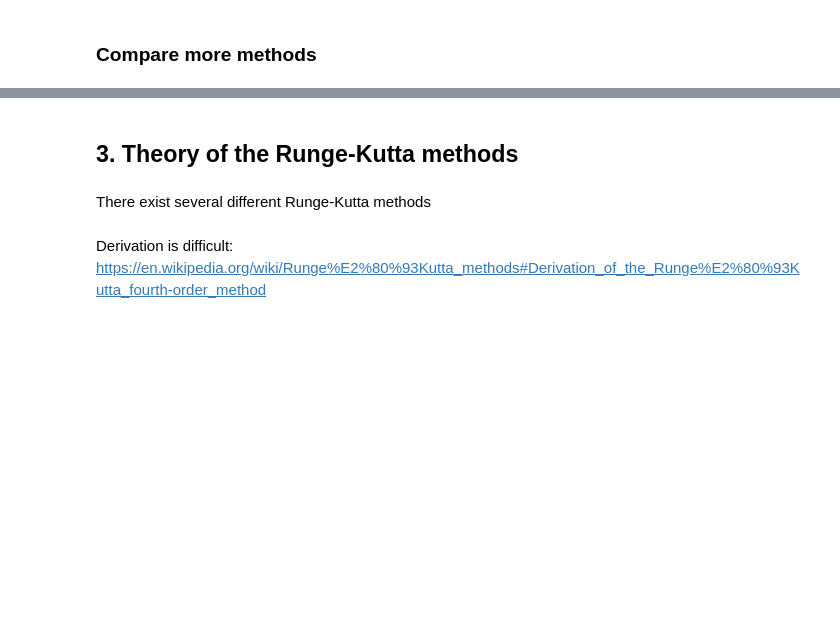
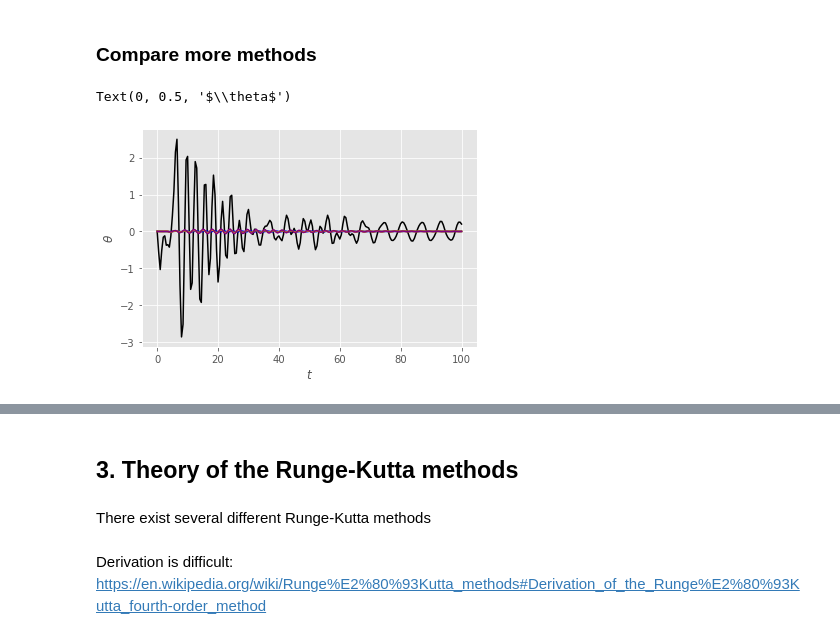
Before and after one commit to sandyherho/physComp, a Jupyter notebook: 05_diffEq/01.ipynb, the cells around one changed output, grey strips where cells are left out. Saved outputs shown, nothing was run; the diff lists cells and outputs as text; code cells hidden in the pictures; blank space fills up the shorter version.

```diff
--- a/05_diffEq/01.ipynb
+++ b/05_diffEq/01.ipynb
@@ -488,3 +544,46 @@ Text(0, 0.5, '$y$')
 # Radau
 # BDF
 # LSODA
+# %%
+solution_RK45 = integrate.solve_ivp(f_ODE, [0,100],
+                                    [theta00, theta10],
+                                    method='RK45',
+                                    t_eval=np.linspace(0,100,201))
+
+solution_RK23 = integrate.solve_ivp(f_ODE, [0,100],
+                                    [theta00, theta10],
+                                    method='RK23',
+                                    t_eval=np.linspace(0,100,201))
+
+solution_DOP853 = integrate.solve_ivp(f_ODE, [0,100],
+                                    [theta00, theta10],
+                                    method='DOP853',
+                                    t_eval=np.linspace(0,100,201))
+
+solution_Radau = integrate.solve_ivp(f_ODE, [0,100],
+                                    [theta00, theta10],
+                                    method='Radau',
+                                    t_eval=np.linspace(0,100,201))
+
+solution_BDF = integrate.solve_ivp(f_ODE, [0,100],
+                                    [theta00, theta10],
+                                    method='BDF',
+                                    t_eval=np.linspace(0,100,201))
+
+solution_LSODA = integrate.solve_ivp(f_ODE, [0,100],
+                                    [theta00, theta10],
+                                    method='LSODA',
+                                    t_eval=np.linspace(0,100,201))
+# %%
+plt.plot(solution_RK45.t,solution_RK45.y[0] - solution[1], 'black')
+plt.plot(solution_RK45.t,solution_RK45.y[0] - solution_RK23.y[0], 'blue')
+plt.plot(solution_RK45.t,solution_RK45.y[0] - solution_DOP853.y[0], 'red')
+plt.plot(solution_RK45.t,solution_RK45.y[0] - solution_Radau.y[0], 'green')
+plt.plot(solution_RK45.t,solution_RK45.y[0] - solution_BDF.y[0], 'orange')
+plt.plot(solution_RK45.t,solution_RK45.y[0] - solution_LSODA.y[0], 'purple')
+
+plt.xlabel('$t$')
+plt.ylabel(r'$\theta$')
+# %% [output]
+Text(0, 0.5, '$\\theta$')
+[figure, added]
```
Also changed, not shown: parts of 9 cells of this notebook.
